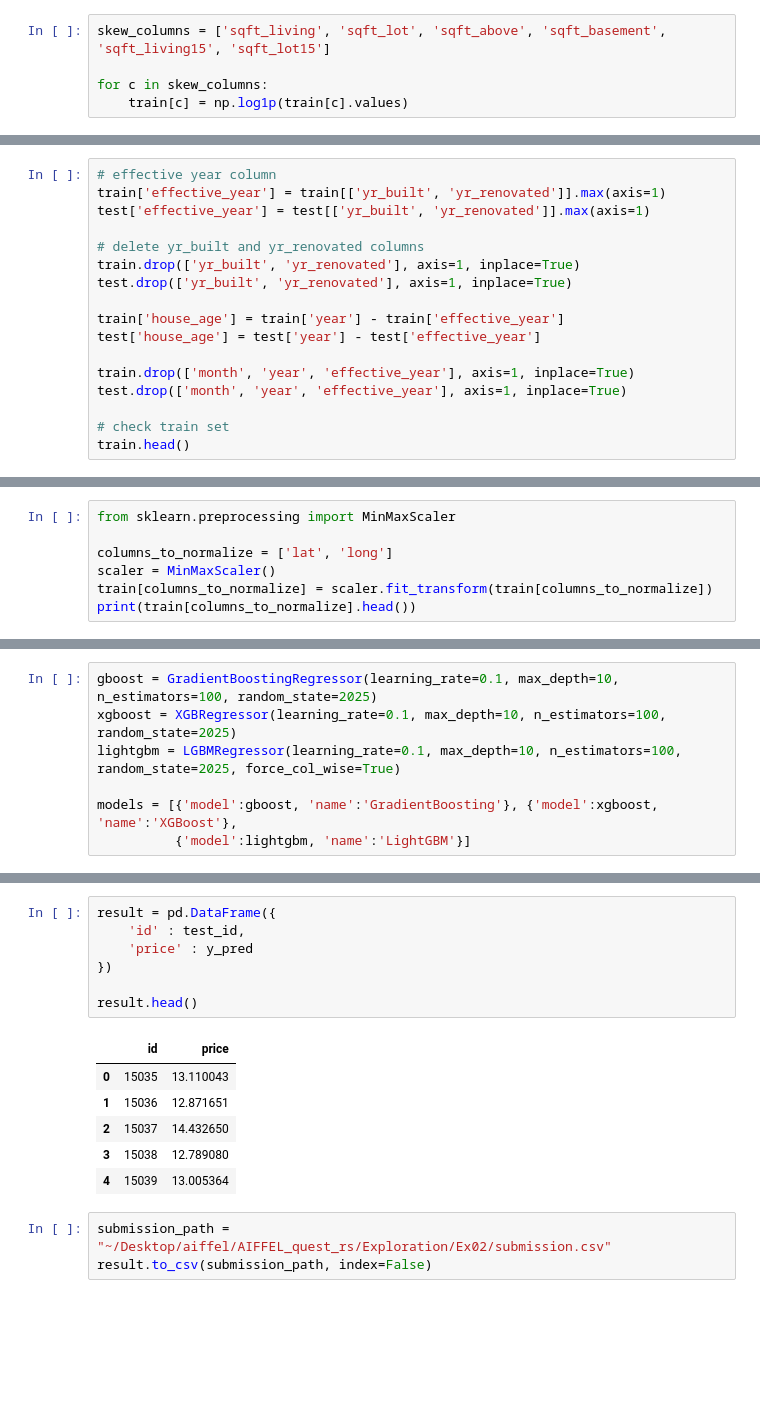
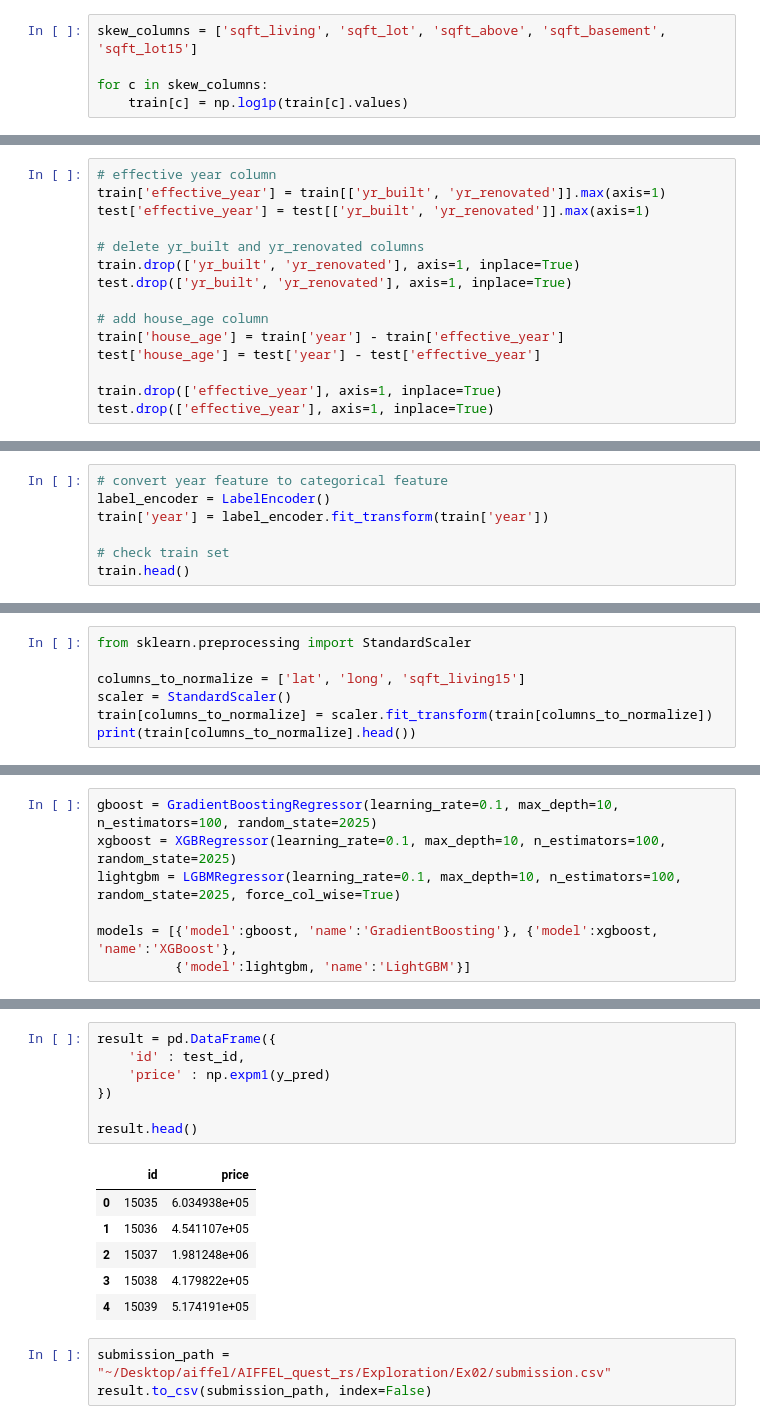
Before and after one commit to Sanghoney96/Aiffel_quest_rs, a Jupyter notebook: Exploration/Ex02/2019-ml-month-2nd-baseline.ipynb, the cells around one changed output, grey strips where cells are left out. Drawn from its saved outputs; the diff is of its cells as text; blank space fills up the shorter version.

```diff
--- a/Exploration/Ex02/2019-ml-month-2nd-baseline.ipynb
+++ b/Exploration/Ex02/2019-ml-month-2nd-baseline.ipynb
@@ -163,7 +161,7 @@ for row in range(9):
 
 __log-scaling을 통해 데이터 분포를 정규분포에 가깝게 만들어 보겠습니다.__
 # %%
-skew_columns = ['sqft_living', 'sqft_lot', 'sqft_above', 'sqft_basement', 'sqft_living15', 'sqft_lot15']
+skew_columns = ['sqft_living', 'sqft_lot', 'sqft_above', 'sqft_basement', 'sqft_lot15']
 
 for c in skew_columns:
     train[c] = np.log1p(train[c].values)
@@ -211,11 +209,9 @@ test['effective_year'] = test[['yr_built', 'yr_renovated']].max(axis=1)
 train.drop(['yr_built', 'yr_renovated'], axis=1, inplace=True)
 test.drop(['yr_built', 'yr_renovated'], axis=1, inplace=True)
 
+# add house_age column
 train['house_age'] = train['year'] - train['effective_year']
 test['house_age'] = test['year'] - test['effective_year']
 
-train.drop(['month', 'year', 'effective_year'], axis=1, inplace=True)
-test.drop(['month', 'year', 'effective_year'], axis=1, inplace=True)
-
-# check train set
-train.head()
+train.drop(['effective_year'], axis=1, inplace=True)
+test.drop(['effective_year'], axis=1, inplace=True)
@@ -228,0 +218,7 @@ train.head()
+# %%
+# convert year feature to categorical feature
+label_encoder = LabelEncoder()
+train['year'] = label_encoder.fit_transform(train['year'])
+
+# check train set
+train.head()
@@ -244,8 +247,8 @@ lat, long을 min-max normalize
 # %%
-from sklearn.preprocessing import MinMaxScaler
+from sklearn.preprocessing import StandardScaler
 
-columns_to_normalize = ['lat', 'long']
-scaler = MinMaxScaler()
+columns_to_normalize = ['lat', 'long', 'sqft_living15']
+scaler = StandardScaler()
 train[columns_to_normalize] = scaler.fit_transform(train[columns_to_normalize])
 print(train[columns_to_normalize].head())
 # %% [output]
@@ -386,17 +416,17 @@ array([13.11004317, 12.87165079, 14.43265009, ..., 12.77045908,
 # %%
 result = pd.DataFrame({
     'id' : test_id,
-    'price' : y_pred
+    'price' : np.expm1(y_pred)
 })
 
 result.head()
 # %% [output]
 |  | id | price |
-| 0 | 15035 | 13.110043 |
-| 1 | 15036 | 12.871651 |
-| 2 | 15037 | 14.432650 |
-| 3 | 15038 | 12.789080 |
-| 4 | 15039 | 13.005364 |
+| 0 | 15035 | 6.034938e+05 |
+| 1 | 15036 | 4.541107e+05 |
+| 2 | 15037 | 1.981248e+06 |
+| 3 | 15038 | 4.179822e+05 |
+| 4 | 15039 | 5.174191e+05 |
 # %%
 submission_path = "~/Desktop/aiffel/AIFFEL_quest_rs/Exploration/Ex02/submission.csv"
 result.to_csv(submission_path, index=False)
```
Also changed, not shown: parts of 16 cells of this notebook, 1 other file.
